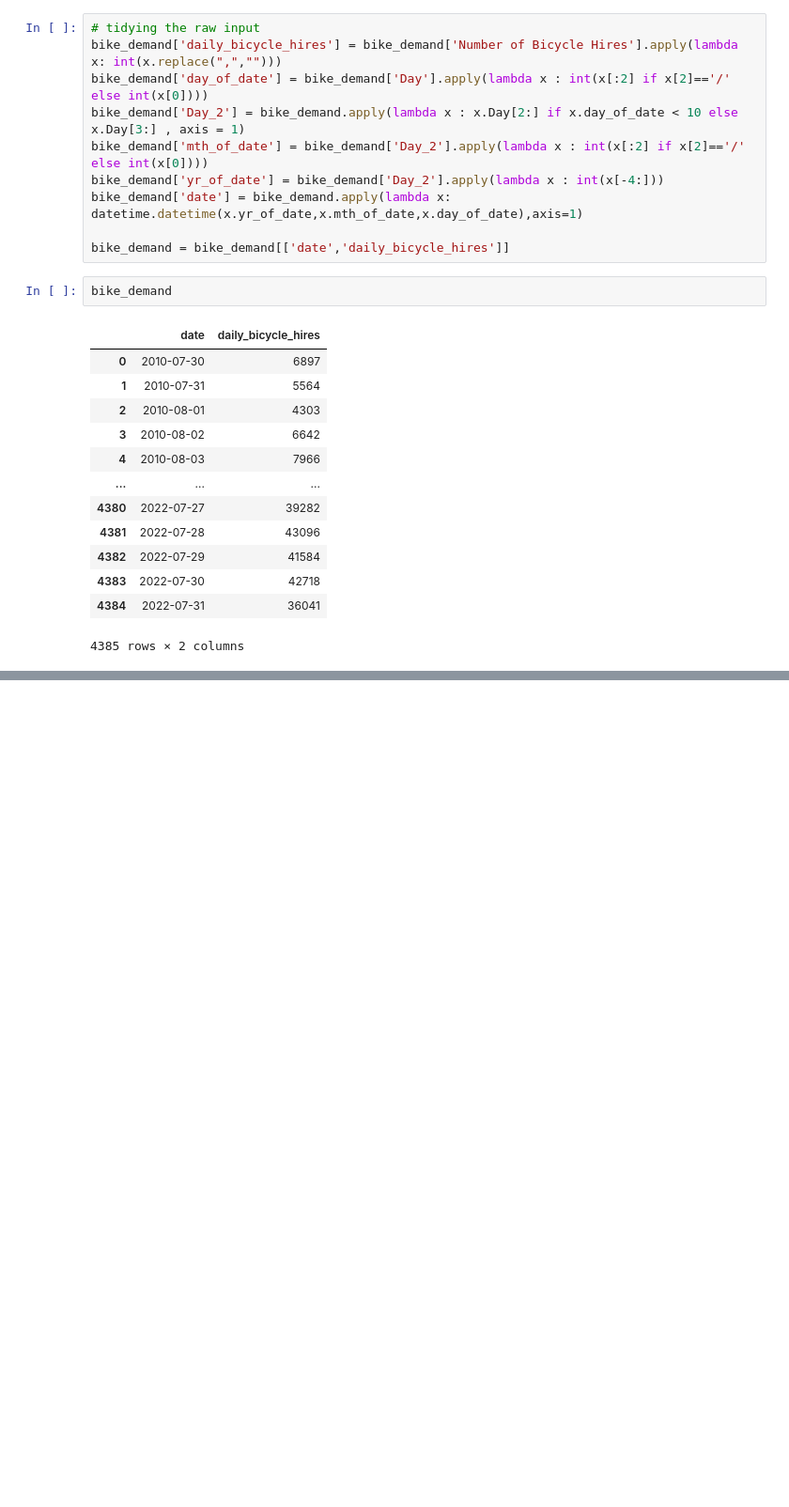
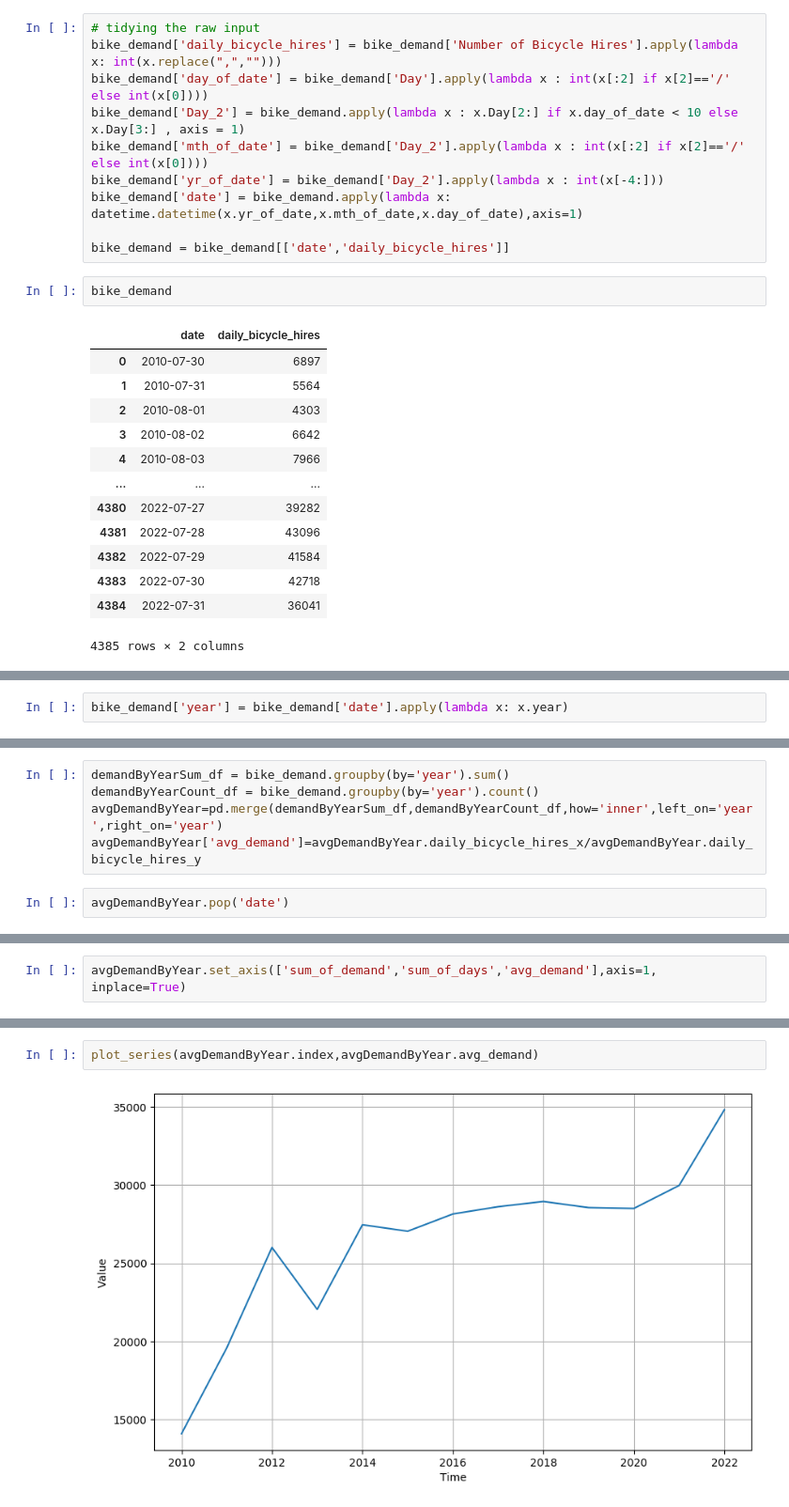
Before and after one commit to Anthony-Ng-20/London_Santander_Bikes, a Jupyter notebook: basic_time_series.ipynb, the cells around one changed output, grey strips where cells are left out. Shown at 94% size. Drawn from its saved outputs; the diff is of its cells as text; blank space fills up the shorter version.

```diff
--- a/basic_time_series.ipynb
+++ b/basic_time_series.ipynb
@@ -57,0 +134,2 @@ bike_demand
+# %%
+bike_demand['year'] = bike_demand['date'].apply(lambda x: x.year)
@@ -57,0 +142,7 @@ bike_demand
+# %%
+demandByYearSum_df = bike_demand.groupby(by='year').sum()
+demandByYearCount_df = bike_demand.groupby(by='year').count()
+avgDemandByYear=pd.merge(demandByYearSum_df,demandByYearCount_df,how='inner',left_on='year',right_on='year')
+avgDemandByYear['avg_demand']=avgDemandByYear.daily_bicycle_hires_x/avgDemandByYear.daily_bicycle_hires_y
+# %%
+avgDemandByYear.pop('date')
@@ -57,0 +165,2 @@ bike_demand
+# %%
+avgDemandByYear.set_axis(['sum_of_demand','sum_of_days','avg_demand'],axis=1, inplace=True)
@@ -57,0 +185,4 @@ bike_demand
+# %%
+plot_series(avgDemandByYear.index,avgDemandByYear.avg_demand)
+# %% [output]
+[figure, added]
```
Also changed, not shown: parts of 11 cells of this notebook.
